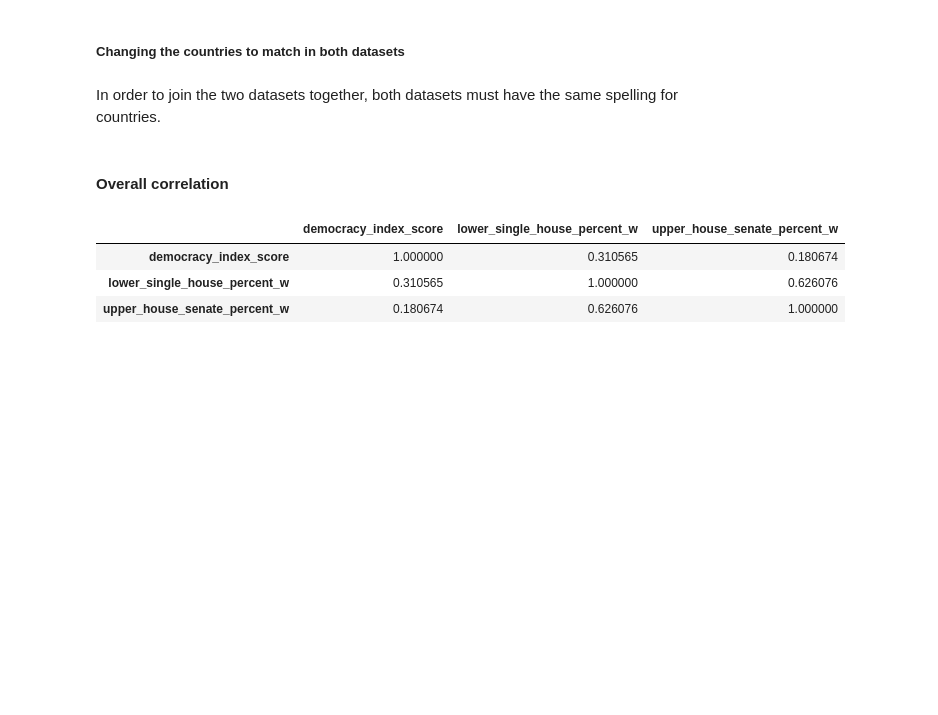
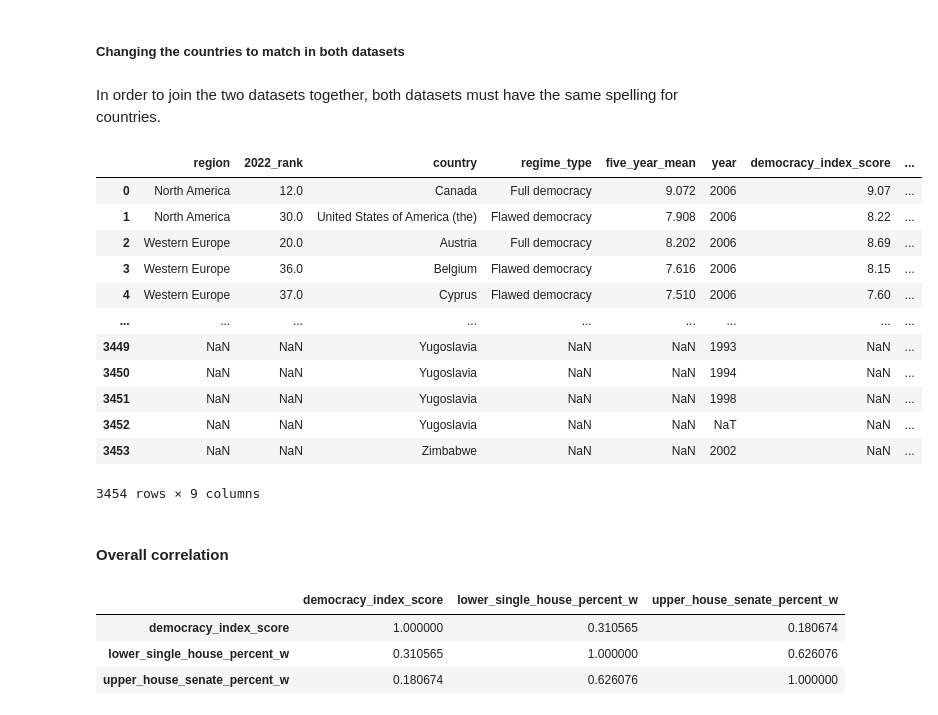
Before and after one commit to samroska/women-in-gov, a Jupyter notebook: unused/rhailper_exploring.ipynb, the cells around one changed output. Drawn from its saved outputs; the diff is of its cells as text; code cells hidden in the pictures; blank space fills up the shorter version.

```diff
--- a/unused/rhailper_exploring.ipynb
+++ b/unused/rhailper_exploring.ipynb
@@ -114,6 +140,22 @@ democracy_index_melted['country'] = democracy_index_melted['country'].apply(chan
 # %%
 # join the two datasets on year and country
 df = democracy_index_melted.merge(parliaments, on=['country','year'], how='outer')
+# %%
+df
+# %% [output]
+|  | region | 2022_rank | country | regime_type | five_year_mean | year | democracy_index_score | ... |
+| 0 | North America | 12.0 | Canada | Full democracy | 9.072 | 2006 | 9.07 | ... |
+| 1 | North America | 30.0 | United States of America (the) | Flawed democracy | 7.908 | 2006 | 8.22 | ... |
+| 2 | Western Europe | 20.0 | Austria | Full democracy | 8.202 | 2006 | 8.69 | ... |
+| 3 | Western Europe | 36.0 | Belgium | Flawed democracy | 7.616 | 2006 | 8.15 | ... |
+| 4 | Western Europe | 37.0 | Cyprus | Flawed democracy | 7.510 | 2006 | 7.60 | ... |
+| ... | ... | ... | ... | ... | ... | ... | ... | ... |
+| 3449 | NaN | NaN | Yugoslavia | NaN | NaN | 1993 | NaN | ... |
+| 3450 | NaN | NaN | Yugoslavia | NaN | NaN | 1994 | NaN | ... |
+| 3451 | NaN | NaN | Yugoslavia | NaN | NaN | 1998 | NaN | ... |
+| 3452 | NaN | NaN | Yugoslavia | NaN | NaN | NaT | NaN | ... |
+| 3453 | NaN | NaN | Zimbabwe | NaN | NaN | 2002 | NaN | ... |
+3454 rows × 9 columns
 # %% [markdown]
 #### Overall correlation
 # %%
```
Also changed, not shown: parts of 4 cells of this notebook, 31 other files.
